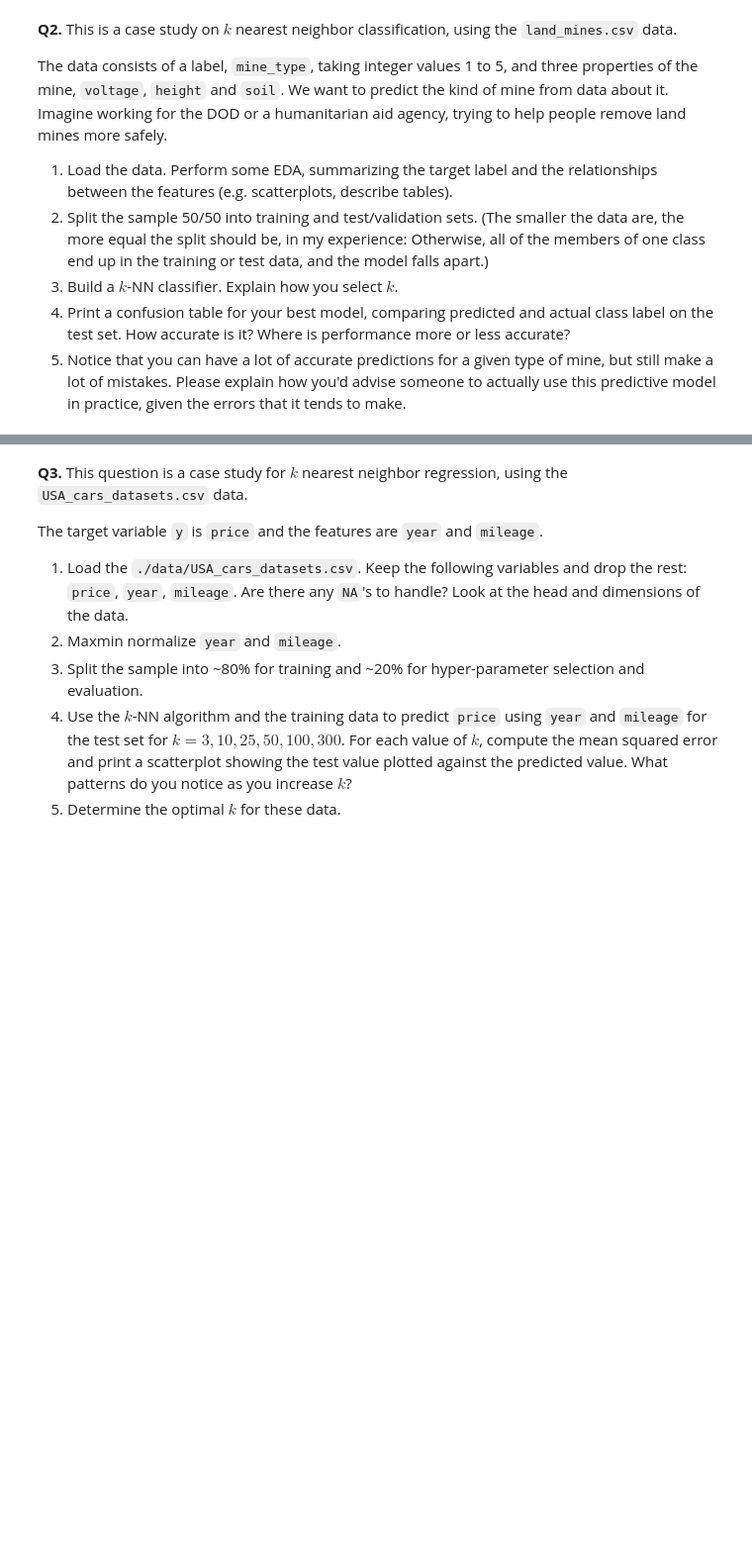
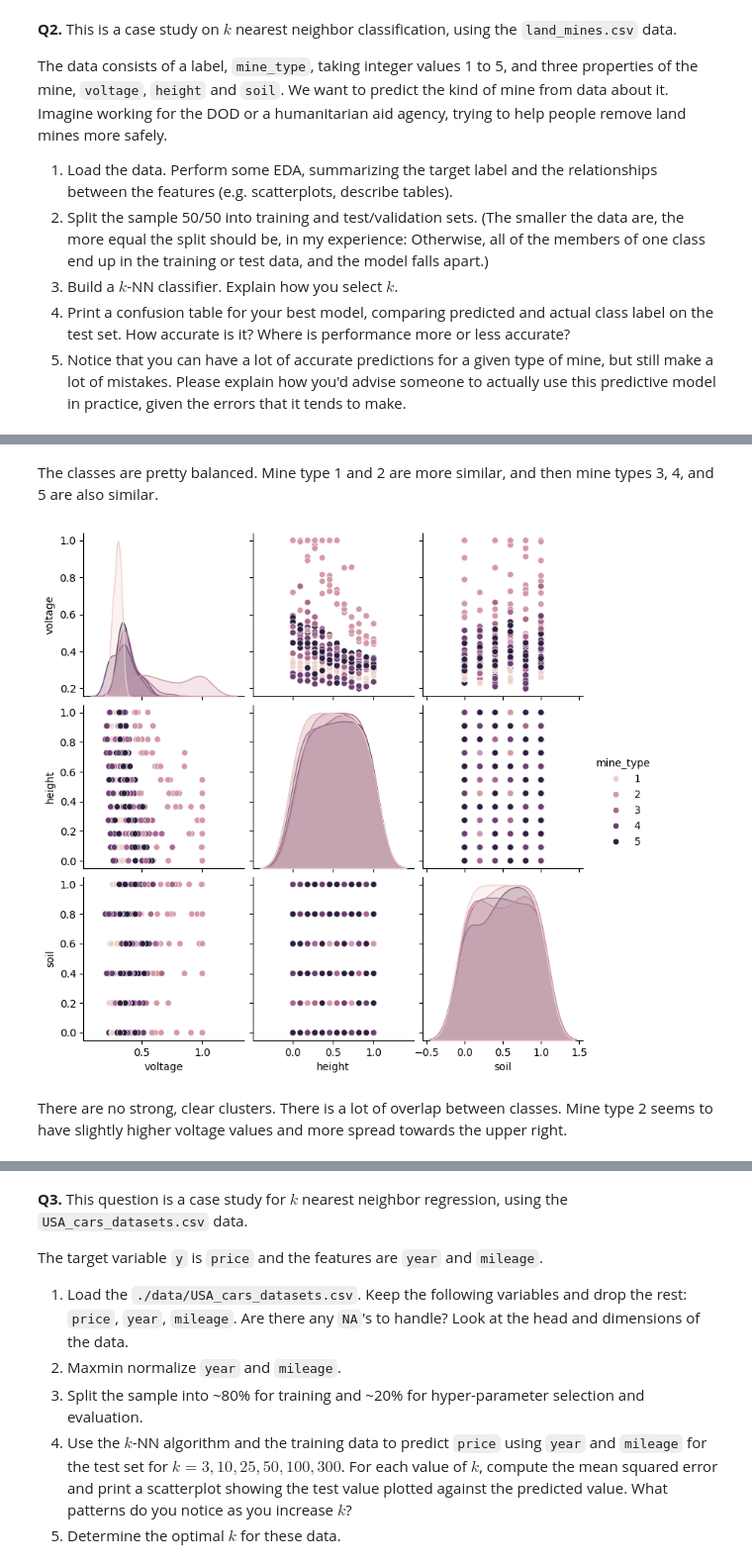
Before and after one commit to lydialeelee/undergrad_ml_assignments, a Jupyter notebook: 02_assignment_knn.ipynb, the cells around one changed output, grey strips where cells are left out. Shown at 99% size. Cells and saved outputs as stored; diff of their text form; code cells hidden in the pictures; blank space fills up the shorter version.

```diff
--- a/02_assignment_knn.ipynb
+++ b/02_assignment_knn.ipynb
@@ -37,0 +48,3 @@ The data consists of a label, `mine_type`, taking integer values 1 to 5, and thr
+# %%
+landmines = pd.read_csv("./data/land_mines.csv")
+landmines.head()
@@ -37,0 +92,9 @@ The data consists of a label, `mine_type`, taking integer values 1 to 5, and thr
+# %% [markdown]
+The classes are pretty balanced. Mine type 1 and 2 are more similar, and then mine types 3, 4, and 5 are also similar.
+# %%
+sns.pairplot(landmines, hue="mine_type", vars=["voltage", "height", "soil"])
+plt.show()
+# %% [output]
+[figure, added]
+# %% [markdown]
+There are no strong, clear clusters. There is a lot of overlap between classes. Mine type 2 seems to have slightly higher voltage values and more spread towards the upper right.
```
Also changed, not shown: parts of 26 cells of this notebook.
